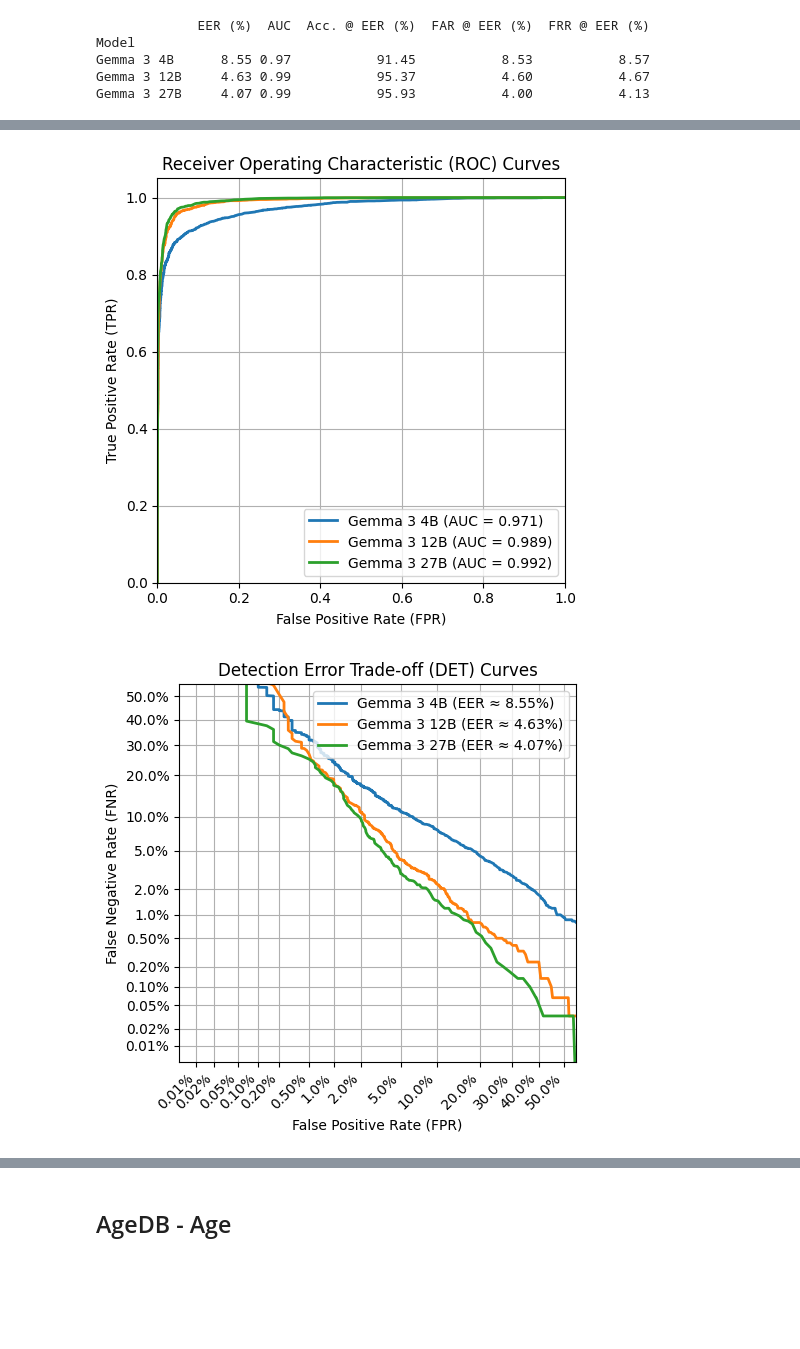
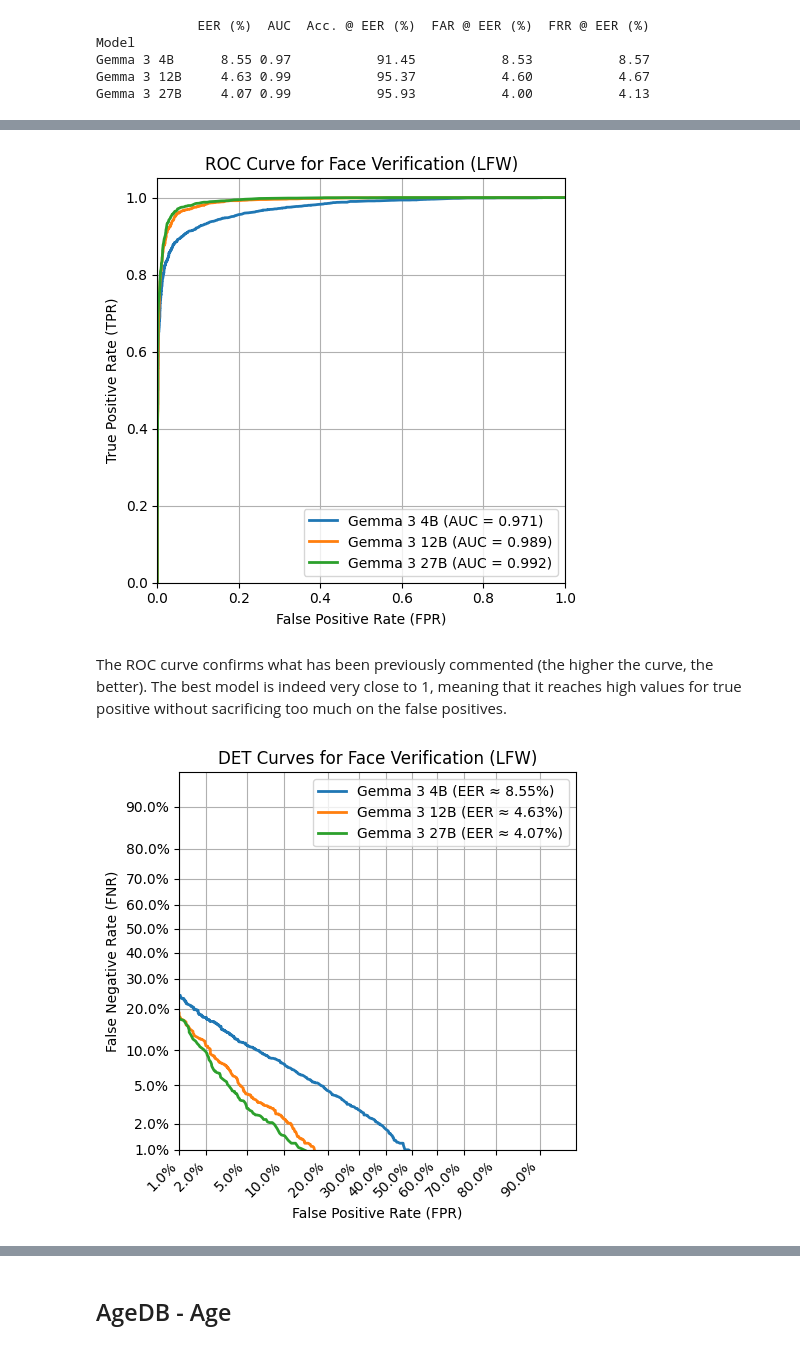
Before and after one commit to sergiopicascia/vlm4biometrics, a Jupyter notebook: results_analysis.ipynb, the cells around one changed output, grey strips where cells are left out. Cells and saved outputs as stored; diff of their text form; code cells hidden in the pictures; blank space fills up the shorter version.

Commit message:
updated results with comments

```diff
--- a/results_analysis.ipynb
+++ b/results_analysis.ipynb
@@ -81,50 +85,52 @@ plt.xlim([0.0, 1.0])
 plt.ylim([0.0, 1.05])
 plt.xlabel('False Positive Rate (FPR)')
 plt.ylabel('True Positive Rate (TPR)')
-plt.title('Receiver Operating Characteristic (ROC) Curves')
+plt.title('ROC Curve for Face Verification (LFW)')
 plt.legend(loc="lower right")
 plt.grid(True)
 plt.tight_layout()
 plt.show()
 # %% [output]
-[figure, old version]
+[figure, new version]
+# %% [markdown]
+The ROC curve confirms what has been previously commented (the higher the curve, the better). The best model is indeed very close to 1, meaning that it reaches high values for true positive without sacrificing too much on the false positives.
 # %%
 plt.figure(figsize=(5, 5))
 
 # Define tick positions for DET curve (probabilities)
-det_ticks_prob = np.array([0.0001, 0.0002, 0.0005, 0.001, 0.002, 0.005, 0.01, 0.02, 0.05, 0.1, 0.2, 0.3, 0.4, 0.5])
+det_ticks_prob = np.array([0.01, 0.02, 0.05, 0.1, 0.2, 0.3, 0.4, 0.5, 0.6, 0.7, 0.8, 0.9])
 det_ticks_nd = norm.ppf(det_ticks_prob) # Convert to Normal Deviate Scale (Z-score)
 det_tick_labels = [f"{p*100:.2f}%" if p < 0.01 else f"{p*100:.1f}%" for p in det_ticks_prob]
 
 for model_name, metrics in lfw_metrics.items():
     fpr = metrics["fpr"]
     tpr = metrics["tpr"]
     fnr = 1 - tpr
 
     # Filter out 0s and 1s before ppf, as norm.ppf(0) = -inf, norm.ppf(1) = inf
     # Add a small epsilon to avoid issues with exact 0 or 1
     epsilon = 1e-7
     fpr_clipped = np.clip(fpr, epsilon, 1 - epsilon)
     fnr_clipped = np.clip(fnr, epsilon, 1 - epsilon)
 
     fpr_nd = norm.ppf(fpr_clipped)
     fnr_nd = norm.ppf(fnr_clipped)
 
     plt.plot(fpr_nd, fnr_nd, lw=2, label=f'{model_names[model_name]} (EER ≈ {metrics.get("eer", np.nan)*100:.2f}%)')
 
 plt.xticks(det_ticks_nd, det_tick_labels, rotation=45, ha="right")
 plt.yticks(det_ticks_nd, det_tick_labels)
-min_val = norm.ppf(0.00005) # Smallest value for axis limit
-max_val = norm.ppf(0.55)   # Largest value for axis limit (50% is mid-point)
+min_val = norm.ppf(0.01) # Smallest value for axis limit
+max_val = norm.ppf(0.95)  # Largest value for axis limit (50% is mid-point)
 plt.xlim([min_val, max_val])
 plt.ylim([min_val, max_val])
 
 plt.xlabel('False Positive Rate (FPR)')
 plt.ylabel('False Negative Rate (FNR)')
-plt.title('Detection Error Trade-off (DET) Curves')
+plt.title('DET Curves for Face Verification (LFW)')
 plt.legend(loc="upper right")
 plt.grid(True)
 plt.tight_layout()
 plt.show()
 # %% [output]
-[figure, old version]
+[figure, new version]
```
Also changed, not shown: parts of 18 cells of this notebook.
